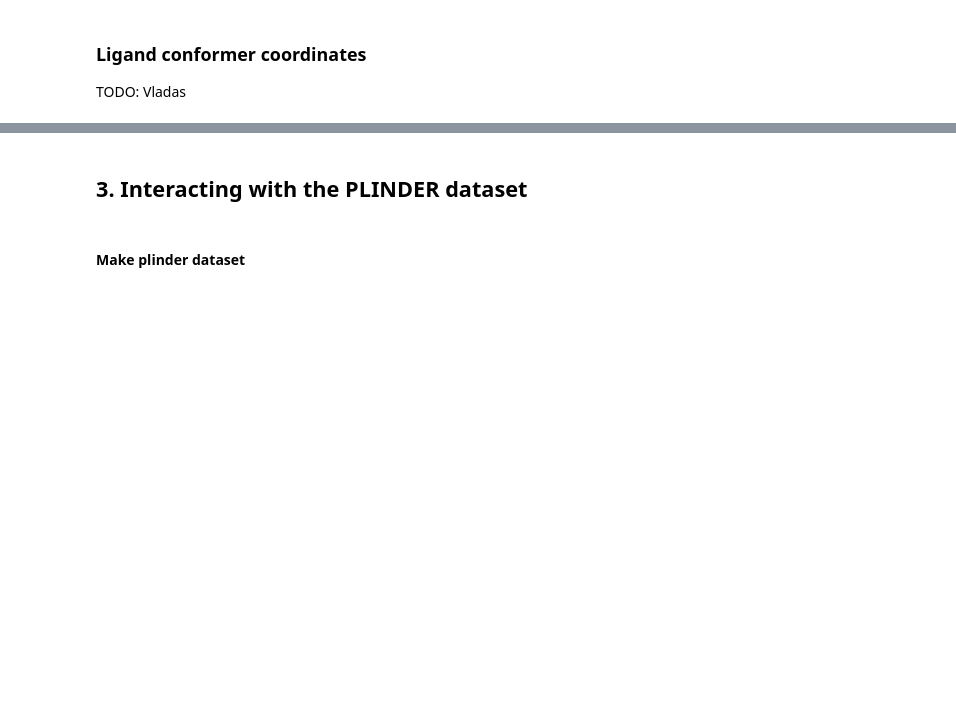
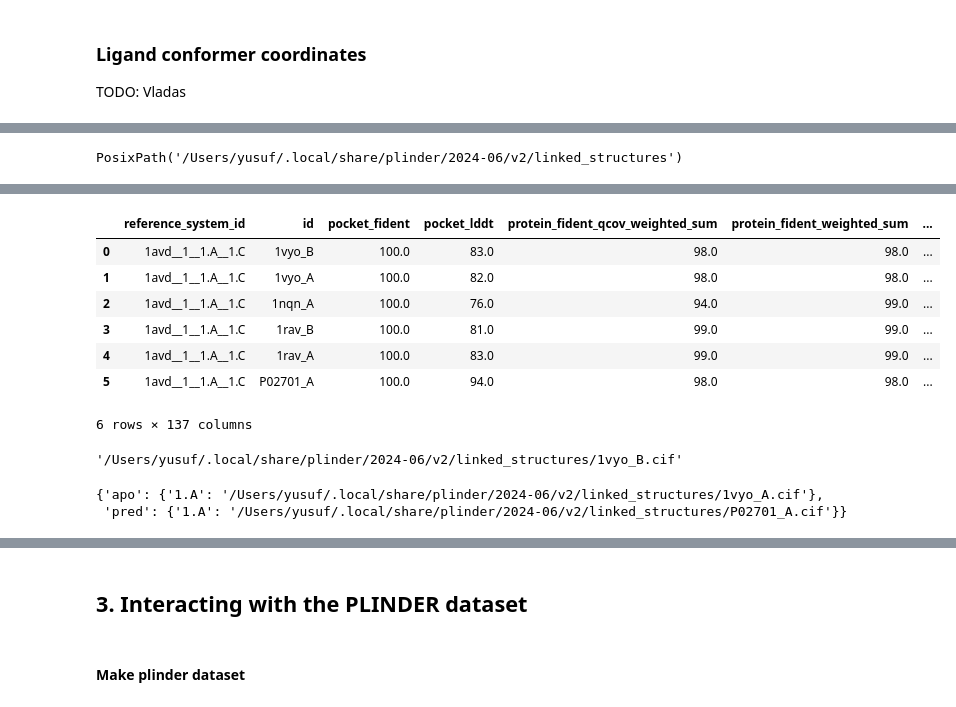
Before and after one commit to plinder-org/plinder, a Jupyter notebook: docs/examples/loader_examples.ipynb, the cells around one changed output, grey strips where cells are left out. Cells and saved outputs as stored; diff of their text form; code cells hidden in the pictures; blank space fills up the shorter version.

Commit message:
chore: add PlinderSystem content

```diff
--- a/docs/examples/loader_examples.ipynb
+++ b/docs/examples/loader_examples.ipynb
@@ -239,2 +486,4 @@ TODO: Vladas
 # %%
-test_sys = PlinderSystem(system_id="1avd__1__1.A__1.C", input_smiles_dict={"1.C": "CC(=O)N[C@@H]1[C@H]([C@@H]([C@H](O[C@H]1O)CO)O)O"})
+sample_system = PlinderSystem(
+    system_id="1avd__1__1.A__1.C",
+      input_smiles_dict={"1.C": "CC(=O)N[C@@H]1[C@H]([C@@H]([C@H](O[C@H]1O)CO)O)O"})
@@ -242,0 +593,7 @@ test_sys.holo_structure
+# %%
+sample_system.linked_archive
+# %% [output]
+PosixPath('/Users/yusuf/.local/share/plinder/2024-06/v2/linked_structures')
+# %%
+sample_system.linked_structure
+# %% [output]
@@ -243 +602,18 @@ test_sys.holo_structure
+|  | reference_system_id | id | pocket_fident | pocket_lddt | protein_fident_qcov_weighted_sum | protein_fident_weighted_sum | ... |
+| 0 | 1avd__1__1.A__1.C | 1vyo_B | 100.0 | 83.0 | 98.0 | 98.0 | ... |
+| 1 | 1avd__1__1.A__1.C | 1vyo_A | 100.0 | 82.0 | 98.0 | 98.0 | ... |
+| 2 | 1avd__1__1.A__1.C | 1nqn_A | 100.0 | 76.0 | 94.0 | 99.0 | ... |
+| 3 | 1avd__1__1.A__1.C | 1rav_B | 100.0 | 81.0 | 99.0 | 99.0 | ... |
+| 4 | 1avd__1__1.A__1.C | 1rav_A | 100.0 | 83.0 | 99.0 | 99.0 | ... |
+| 5 | 1avd__1__1.A__1.C | P02701_A | 100.0 | 94.0 | 98.0 | 98.0 | ... |
+6 rows × 137 columns
+# %%
+sample_system.get_linked_structure(link_kind="apo", link_id='1vyo_B')
+# %% [output]
+'/Users/yusuf/.local/share/plinder/2024-06/v2/linked_structures/1vyo_B.cif'
+# %%
+sample_system.best_linked_structures_paths
+# %% [output]
+{'apo': {'1.A': '/Users/yusuf/.local/share/plinder/2024-06/v2/linked_structures/1vyo_A.cif'},
+ 'pred': {'1.A': '/Users/yusuf/.local/share/plinder/2024-06/v2/linked_structures/P02701_A.cif'}}
 # %%
```
Also changed, not shown: parts of 58 cells of this notebook, 1 other file.
